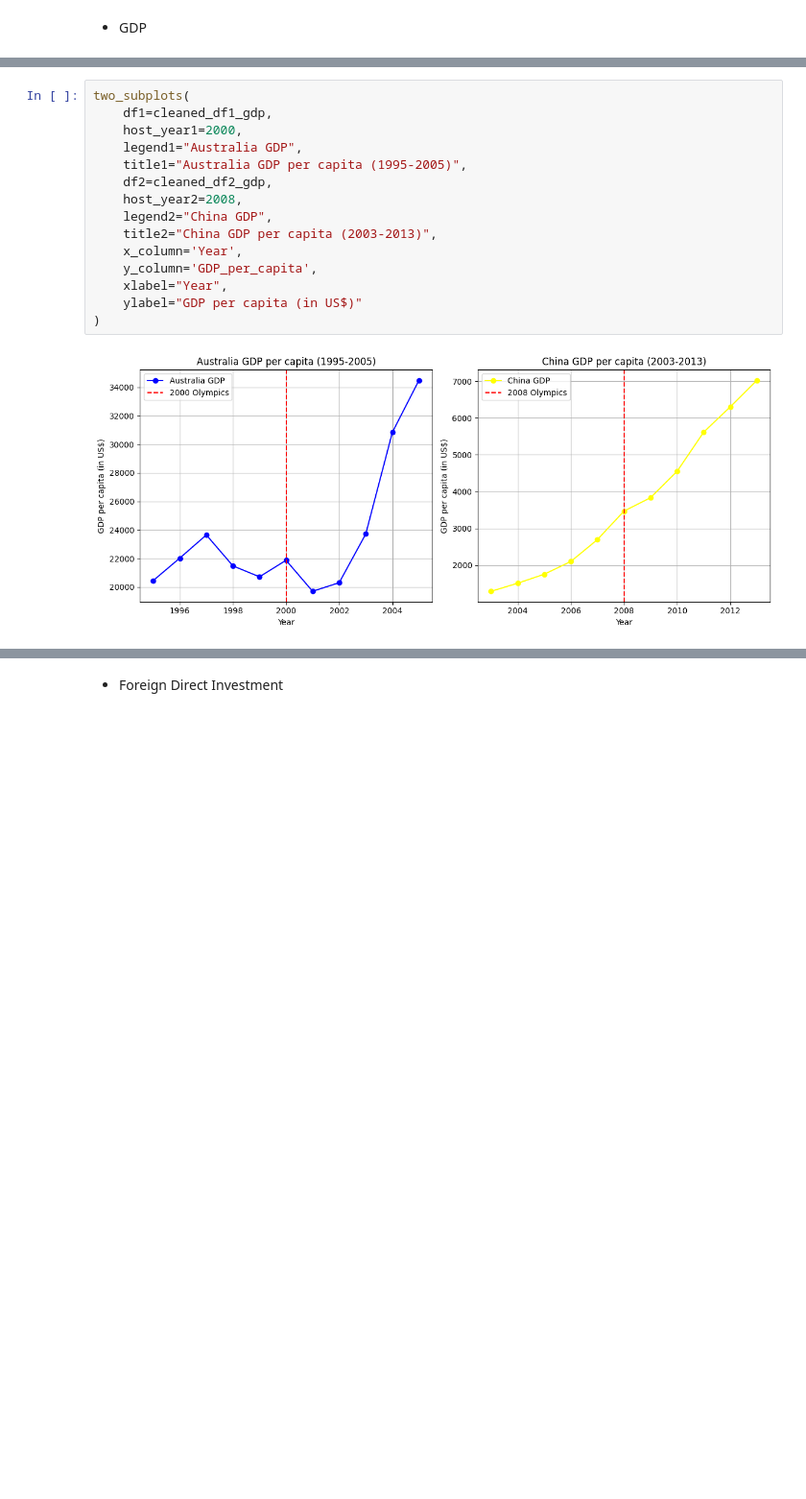
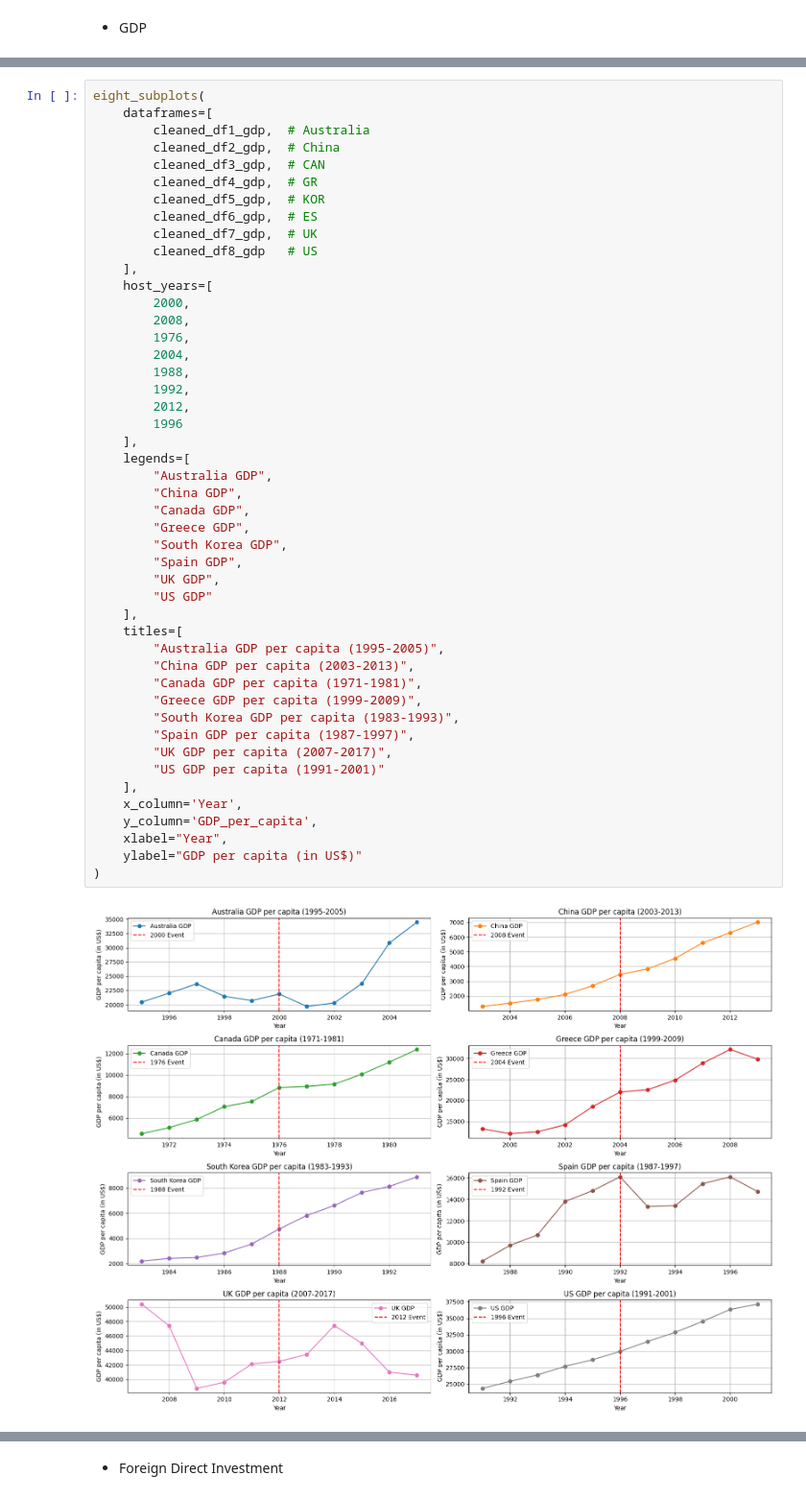
Before and after one commit to Ray-Gizzy/2024Fall_projects, a Jupyter notebook: Visualization.ipynb, the cells around one changed output, grey strips where cells are left out. Shown at 96% size. Drawn from its saved outputs; the diff is of its cells as text; blank space fills up the shorter version.

```diff
--- a/Visualization.ipynb
+++ b/Visualization.ipynb
@@ -83,19 +183,51 @@ cleaned_df2_gdp = index_rename_and_calculate_growth_rate(
 # %%
-two_subplots(
-    df1=cleaned_df1_gdp,
-    host_year1=2000,
-    legend1="Australia GDP",
-    title1="Australia GDP per capita (1995-2005)",
-    df2=cleaned_df2_gdp,
-    host_year2=2008,
-    legend2="China GDP",
-    title2="China GDP per capita (2003-2013)",
+eight_subplots(
+    dataframes=[
+        cleaned_df1_gdp,  # Australia
+        cleaned_df2_gdp,  # China
+        cleaned_df3_gdp,  # CAN
+        cleaned_df4_gdp,  # GR
+        cleaned_df5_gdp,  # KOR
+        cleaned_df6_gdp,  # ES
+        cleaned_df7_gdp,  # UK
+        cleaned_df8_gdp   # US
+    ],
+    host_years=[
+        2000,
+        2008,
+        1976,
+        2004,
+        1988,
+        1992,
+        2012,
+        1996
+    ],
+    legends=[
+        "Australia GDP",
+        "China GDP",
+        "Canada GDP",
+        "Greece GDP",
+        "South Korea GDP",
+        "Spain GDP",
+        "UK GDP",
+        "US GDP"
+    ],
+    titles=[
+        "Australia GDP per capita (1995-2005)",
+        "China GDP per capita (2003-2013)",
+        "Canada GDP per capita (1971-1981)",
+        "Greece GDP per capita (1999-2009)",
+        "South Korea GDP per capita (1983-1993)",
+        "Spain GDP per capita (1987-1997)",
+        "UK GDP per capita (2007-2017)",
+        "US GDP per capita (1991-2001)"
+    ],
     x_column='Year',
     y_column='GDP_per_capita',
     xlabel="Year",
     ylabel="GDP per capita (in US$)"
 )
 # %% [output]
-[figure, old version]
+[figure, new version]
 # %%
 growth_rate_plot(
```
Also changed, not shown: parts of 43 cells of this notebook, 4 other files.
